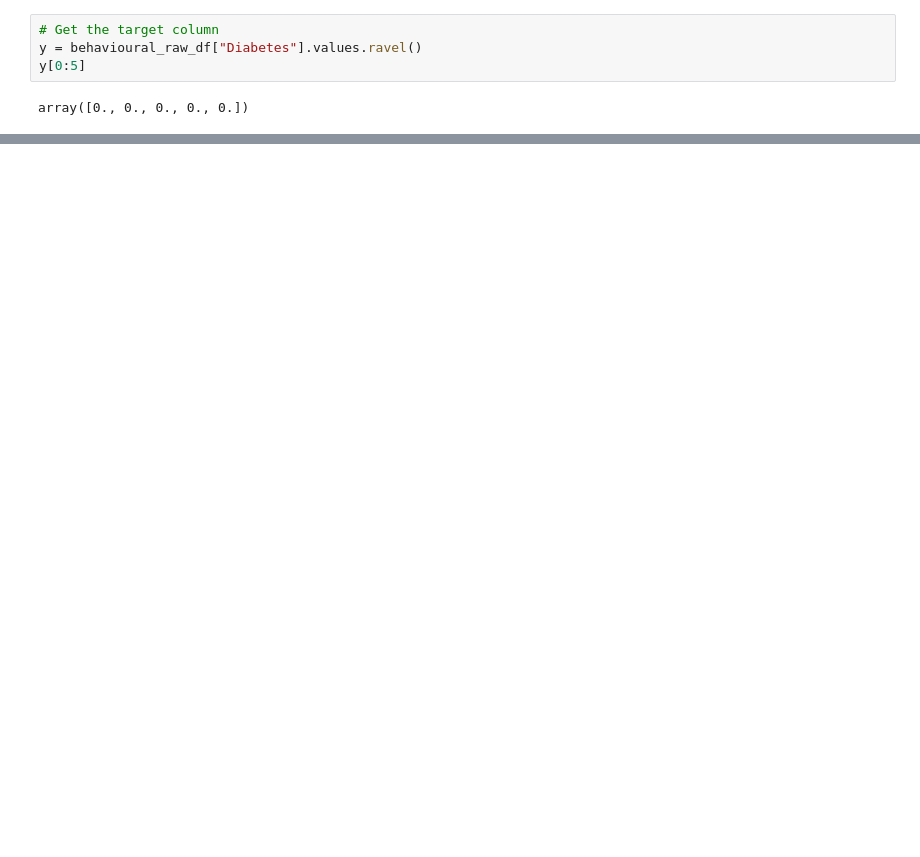
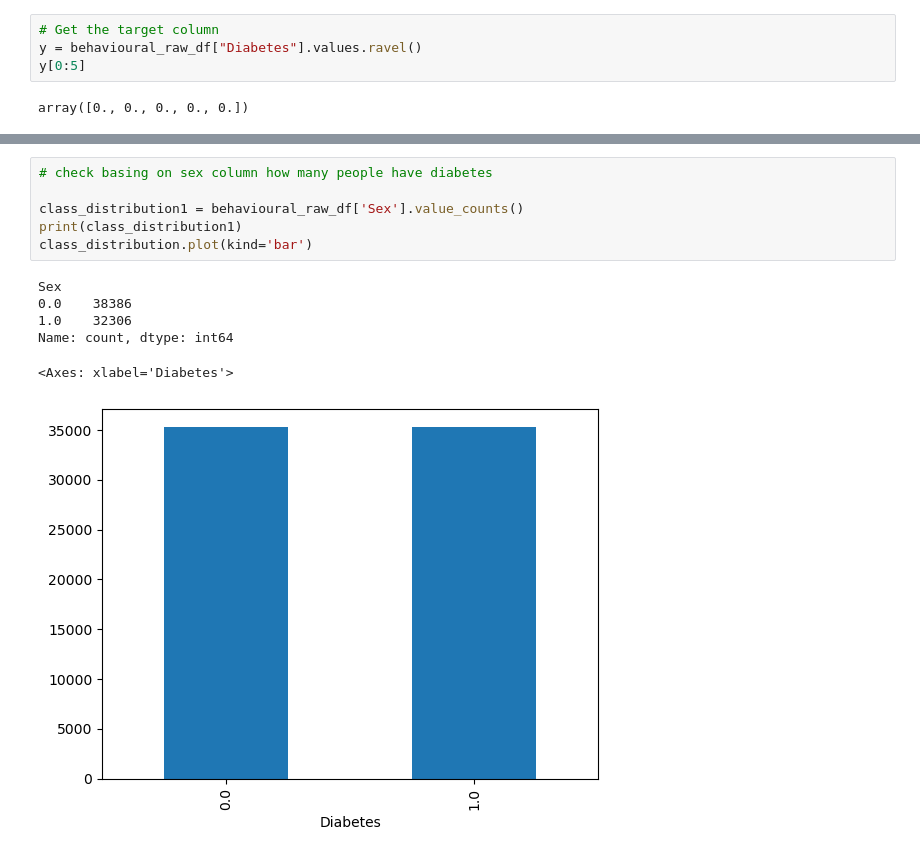
Before and after one commit to jjmccarty/project2_diabetes_outcomes, a Jupyter notebook: Test_RandomForest_with StandardScaler.ipynb, the cells around one changed output, grey strips where cells are left out. Cells and saved outputs as stored; diff of their text form; blank space fills up the shorter version.

```diff
--- a/Test_RandomForest_with StandardScaler.ipynb
+++ b/Test_RandomForest_with StandardScaler.ipynb
@@ -337,0 +356,13 @@ Random Forest Confusion Matrix:
+# %%
+# check basing on sex column how many people have diabetes
+
+class_distribution1 = behavioural_raw_df['Sex'].value_counts()
+print(class_distribution1)
+class_distribution.plot(kind='bar')
+# %% [output]
+Sex
+0.0    38386
+1.0    32306
+Name: count, dtype: int64
+<Axes: xlabel='Diabetes'>
+[figure, added]
```
Also changed, not shown: parts of 10 cells of this notebook.
